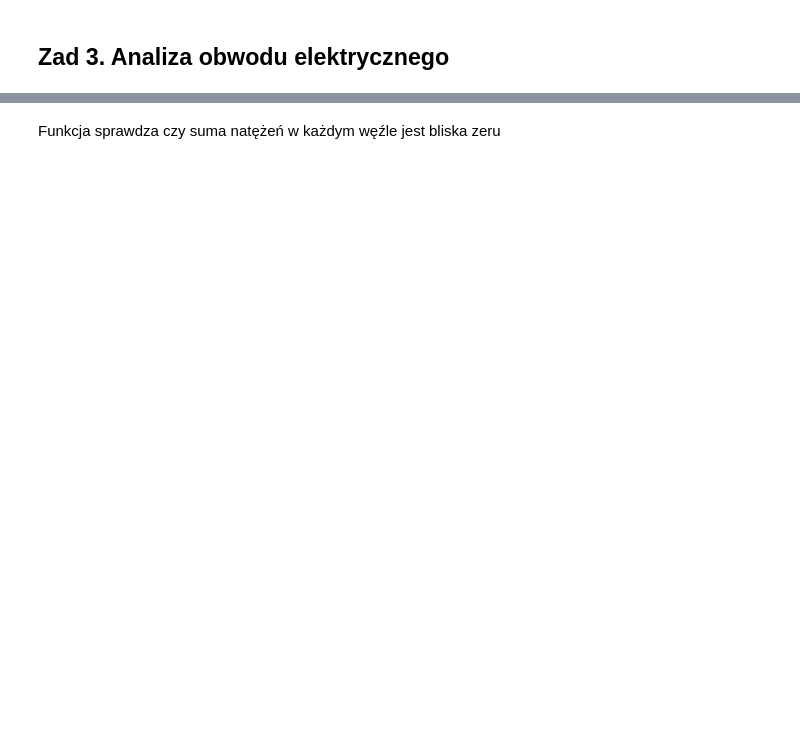
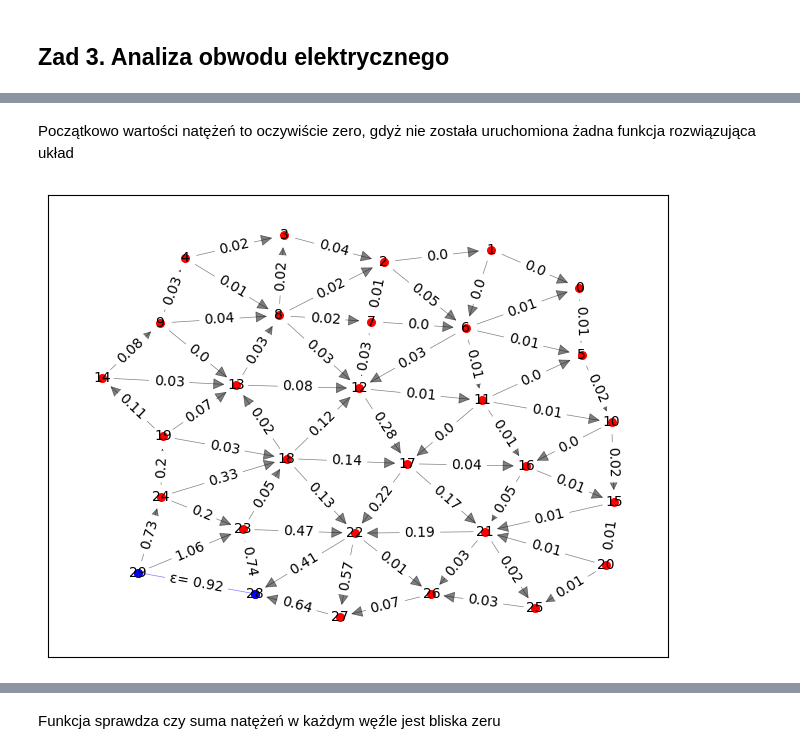
Before and after one commit to michal200292/Numericke-metody, a Jupyter notebook: lab2/zad3.ipynb, the cells around one changed output, grey strips where cells are left out. Cells and saved outputs as stored; diff of their text form; code cells hidden in the pictures; blank space fills up the shorter version.

```diff
--- a/lab2/zad3.ipynb
+++ b/lab2/zad3.ipynb
@@ -96,0 +125,7 @@ def nodal_potentials(g, s, t, e):
+# %% [markdown]
+Początkowo wartości natężeń to oczywiście zero, gdyż nie została uruchomiona żadna funkcja rozwiązująca układ
+# %%
+kirchoff(G, source, target, E)
+gv.draw_with_current(G, source, target, E, small=True, size_param=(8, 6))
+# %% [output]
+[figure, added]
```
Also changed, not shown: parts of 24 cells of this notebook, 3 other files.
